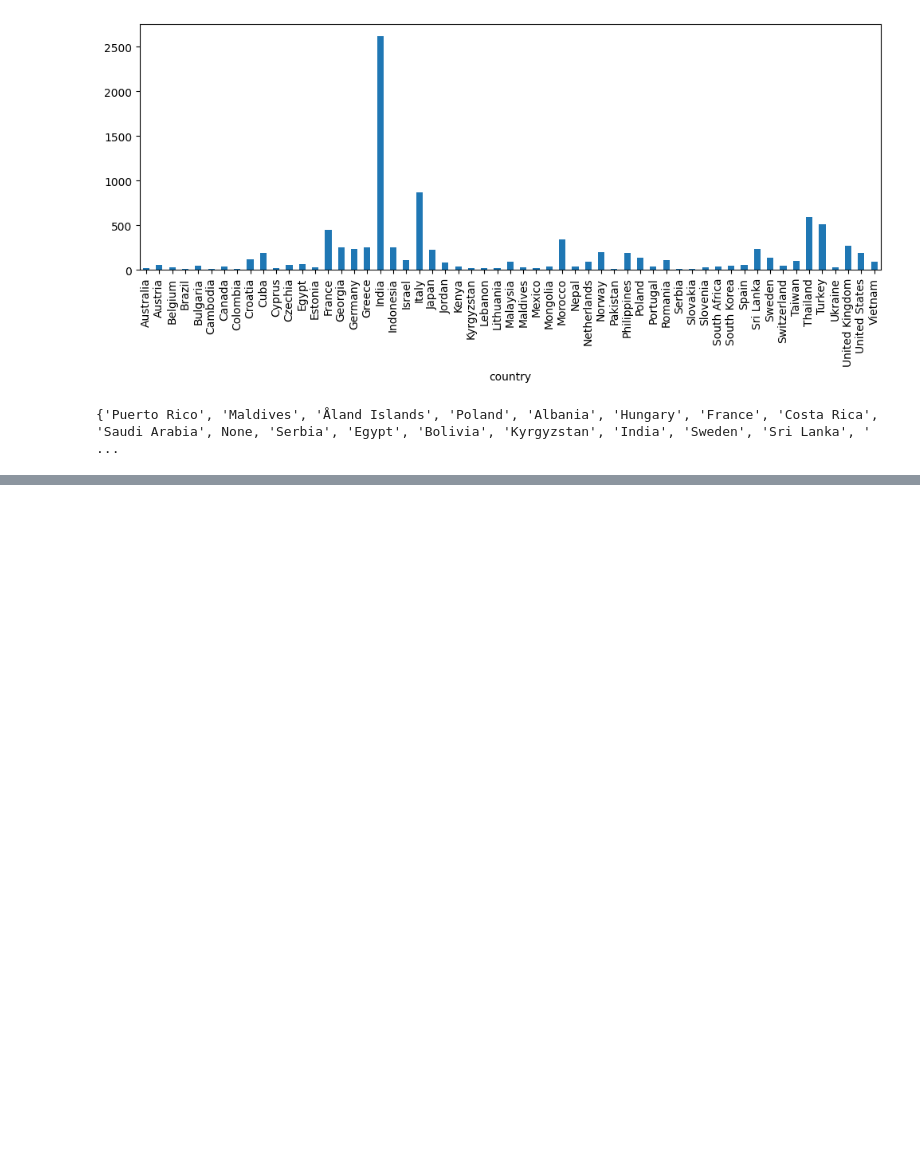
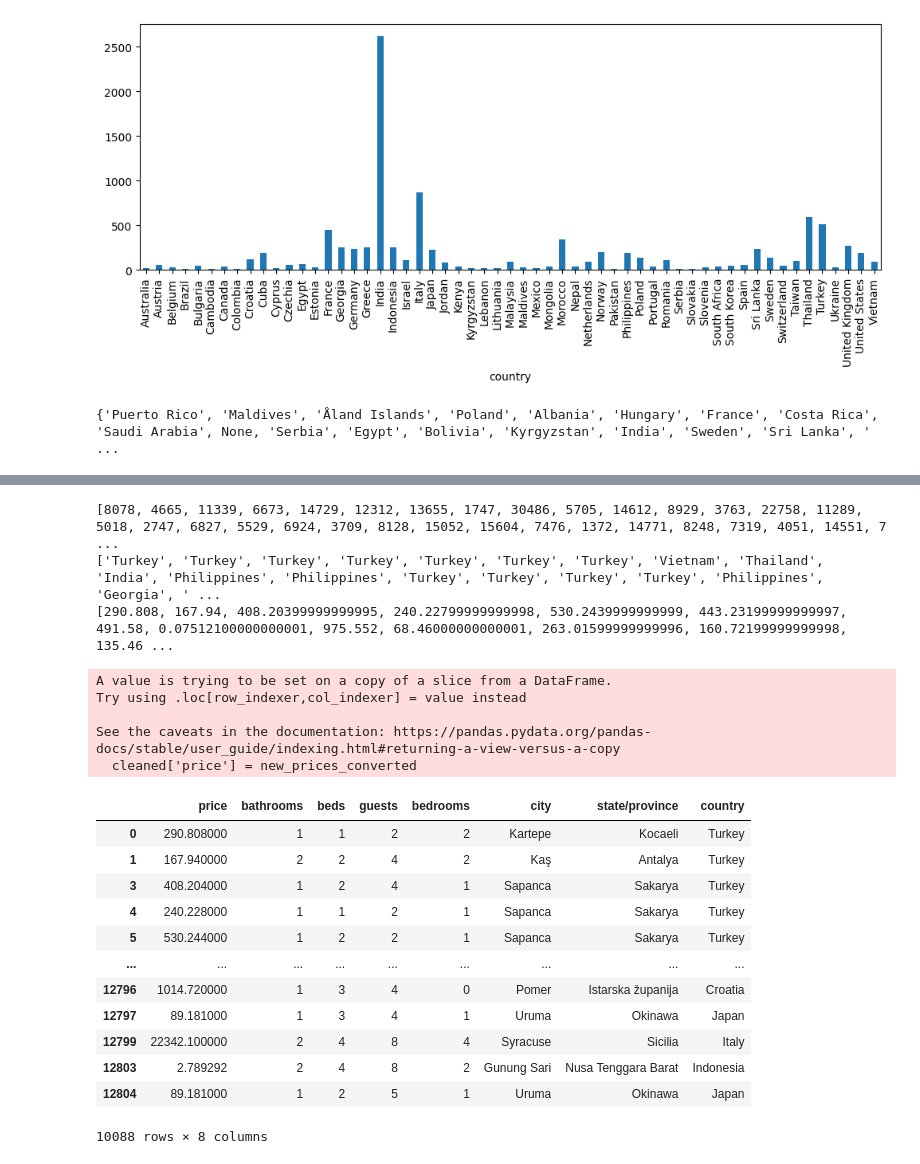
Before and after one commit to adalysg/CAP4770-Team-Project, a Jupyter notebook: notebook.ipynb, the cells around one changed output, grey strips where cells are left out. Cells and saved outputs as stored; diff of their text form; code cells hidden in the pictures; blank space fills up the shorter version.

Commit message:
Jul 18 Josh - Data prices are now in USD for all rows :')

```diff
--- a/notebook.ipynb
+++ b/notebook.ipynb
@@ -267,0 +259,38 @@ TypeError: 'int' object is not subscriptable
+# %%
+prices_list = cleaned['price'].to_list()
+print(prices_list)
+countries_list = cleaned['country'].to_list()
+print(countries_list)
+
+new_prices_converted = []
+
+for i in range(0, len(prices_list)):
+	new_prices_converted.append(prices_list[i]*currency_conversion_to_usd[countries_list[i]])
+
+print(new_prices_converted)
+
+cleaned['price'] = new_prices_converted
+cleaned
+# CLEANED PRICE COLUMN IS NOW IN USD :D
+# %% [output]
+[8078, 4665, 11339, 6673, 14729, 12312, 13655, 1747, 30486, 5705, 14612, 8929, 3763, 22758, 11289, 5018, 2747, 6827, 5529, 6924, 3709, 8128, 15052, 15604, 7476, 1372, 14771, 8248, 7319, 4051, 14551, 7 ...
+['Turkey', 'Turkey', 'Turkey', 'Turkey', 'Turkey', 'Turkey', 'Turkey', 'Vietnam', 'Thailand', 'India', 'Philippines', 'Philippines', 'Turkey', 'Turkey', 'Turkey', 'Turkey', 'Philippines', 'Georgia', ' ...
+[290.808, 167.94, 408.20399999999995, 240.22799999999998, 530.2439999999999, 443.23199999999997, 491.58, 0.07512100000000001, 975.552, 68.46000000000001, 263.01599999999996, 160.72199999999998, 135.46 ...
+A value is trying to be set on a copy of a slice from a DataFrame.
+Try using .loc[row_indexer,col_indexer] = value instead
+
+See the caveats in the documentation: https://pandas.pydata.org/pandas-docs/stable/user_guide/indexing.html#returning-a-view-versus-a-copy
+  cleaned['price'] = new_prices_converted
+|  | price | bathrooms | beds | guests | bedrooms | city | state/province | country |
+| 0 | 290.808000 | 1 | 1 | 2 | 2 | Kartepe | Kocaeli | Turkey |
+| 1 | 167.940000 | 2 | 2 | 4 | 2 | Kaş | Antalya | Turkey |
+| 3 | 408.204000 | 1 | 2 | 4 | 1 | Sapanca | Sakarya | Turkey |
+| 4 | 240.228000 | 1 | 1 | 2 | 1 | Sapanca | Sakarya | Turkey |
+| 5 | 530.244000 | 1 | 2 | 2 | 1 | Sapanca | Sakarya | Turkey |
+| ... | ... | ... | ... | ... | ... | ... | ... | ... |
+| 12796 | 1014.720000 | 1 | 3 | 4 | 0 | Pomer | Istarska županija | Croatia |
+| 12797 | 89.181000 | 1 | 3 | 4 | 1 | Uruma | Okinawa | Japan |
+| 12799 | 22342.100000 | 2 | 4 | 8 | 4 | Syracuse | Sicilia | Italy |
+| 12803 | 2.789292 | 2 | 4 | 8 | 2 | Gunung Sari | Nusa Tenggara Barat | Indonesia |
+| 12804 | 89.181000 | 1 | 2 | 5 | 1 | Uruma | Okinawa | Japan |
+10088 rows × 8 columns
```
Also changed, not shown: parts of 3 cells of this notebook.
